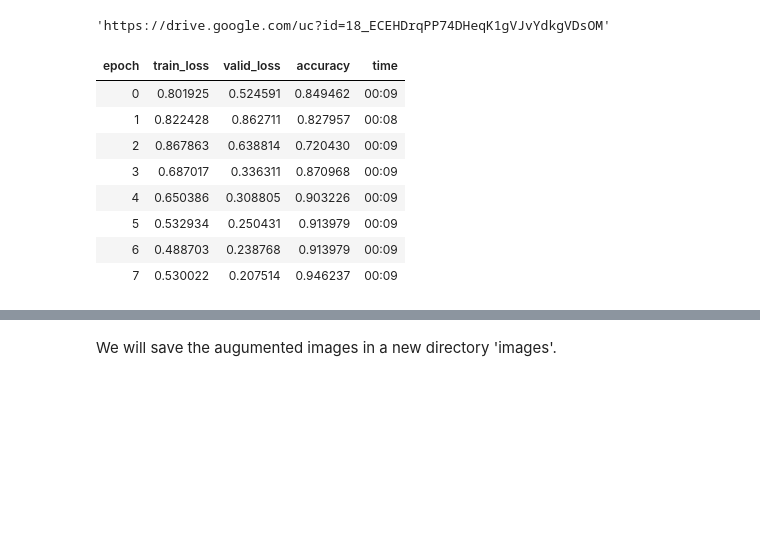
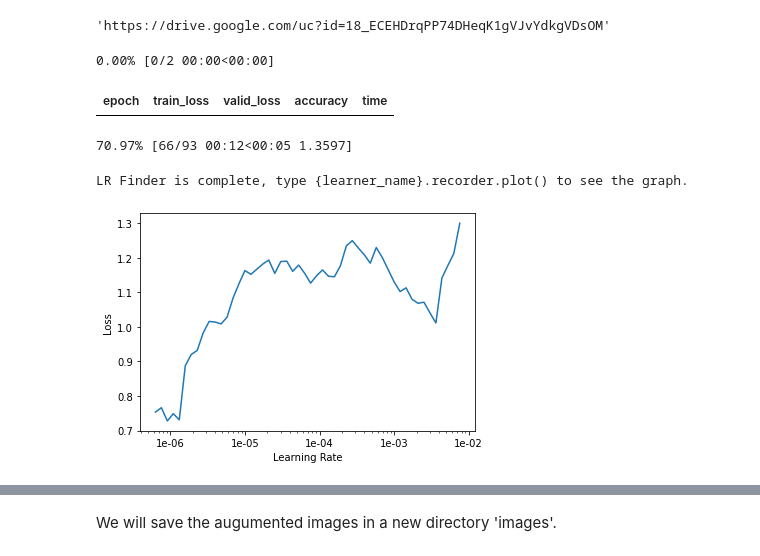
Before and after one commit to v03012000/Geeksman_AISquad_Project1_VIDUSHI-TICKOO, a Jupyter notebook: Training.ipynb, the cells around one changed output, grey strips where cells are left out. Saved outputs shown, nothing was run; the diff lists cells and outputs as text; code cells hidden in the pictures; blank space fills up the shorter version.

```diff
--- a/Training.ipynb
+++ b/Training.ipynb
@@ -143,15 +145,13 @@ url = upload_public(my_dir+'/export.pkl')
 url
 # %% [output]
 'https://drive.google.com/uc?id=18_ECEHDrqPP74DHeqK1gVJvYdkgVDsOM'
-# %%
-learn.fit_one_cycle(8)
-# %% [output]
-| epoch | train_loss | valid_loss | accuracy | time |
-| 0 | 0.801925 | 0.524591 | 0.849462 | 00:09 |
-| 1 | 0.822428 | 0.862711 | 0.827957 | 00:08 |
-| 2 | 0.867863 | 0.638814 | 0.720430 | 00:09 |
-| 3 | 0.687017 | 0.336311 | 0.870968 | 00:09 |
-| 4 | 0.650386 | 0.308805 | 0.903226 | 00:09 |
-| 5 | 0.532934 | 0.250431 | 0.913979 | 00:09 |
-| 6 | 0.488703 | 0.238768 | 0.913979 | 00:09 |
-| 7 | 0.530022 | 0.207514 | 0.946237 | 00:09 |
+# %%
+learn.unfreeze()
+learn.lr_find()
+learn.recorder.plot()
+# %% [output]
+0.00% [0/2 00:00<00:00]
+| epoch | train_loss | valid_loss | accuracy | time |
+70.97% [66/93 00:12<00:05 1.3597]
+LR Finder is complete, type {learner_name}.recorder.plot() to see the graph.
+[figure, added]
```
Also changed, not shown: parts of 10 cells of this notebook.
